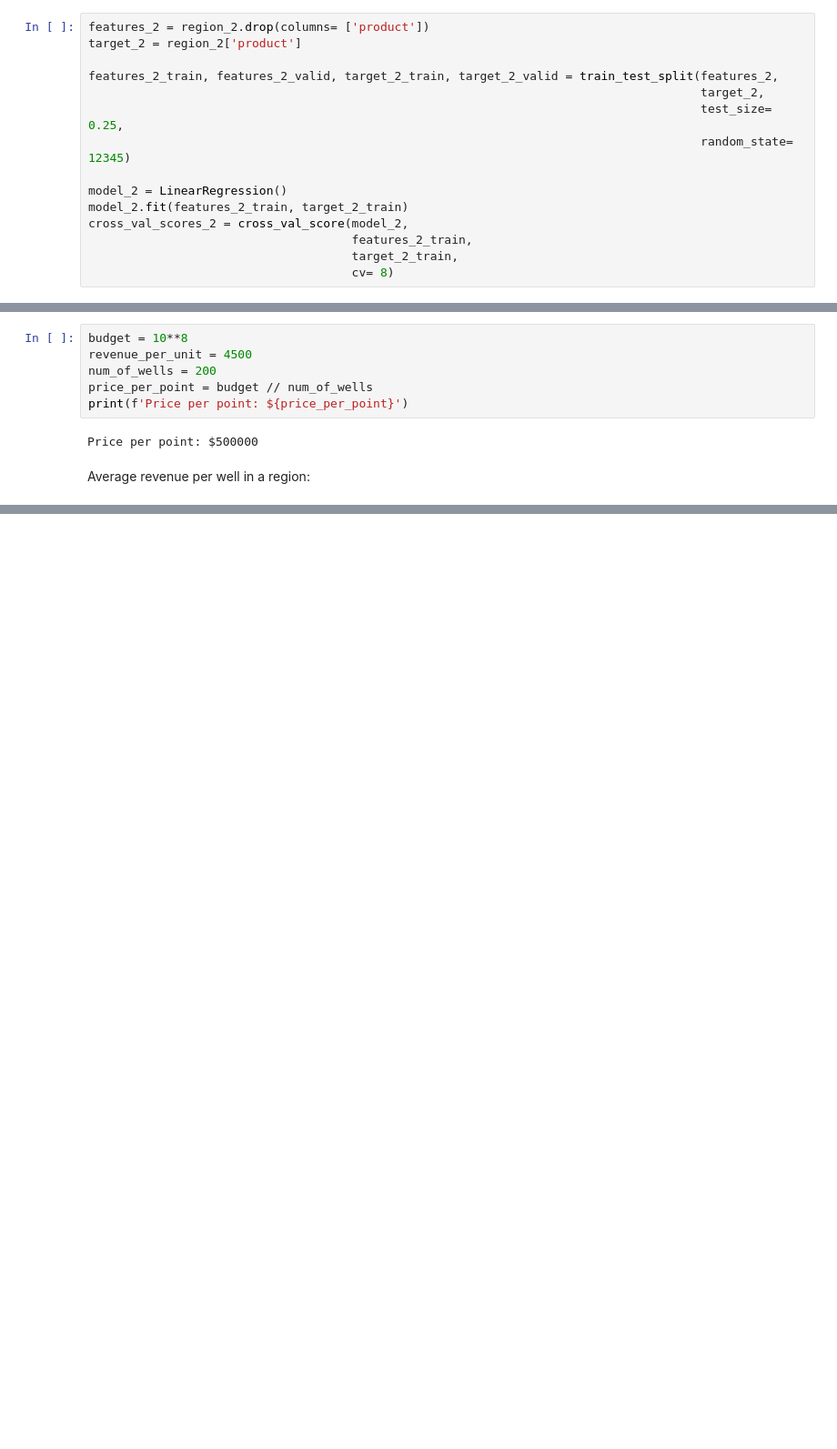
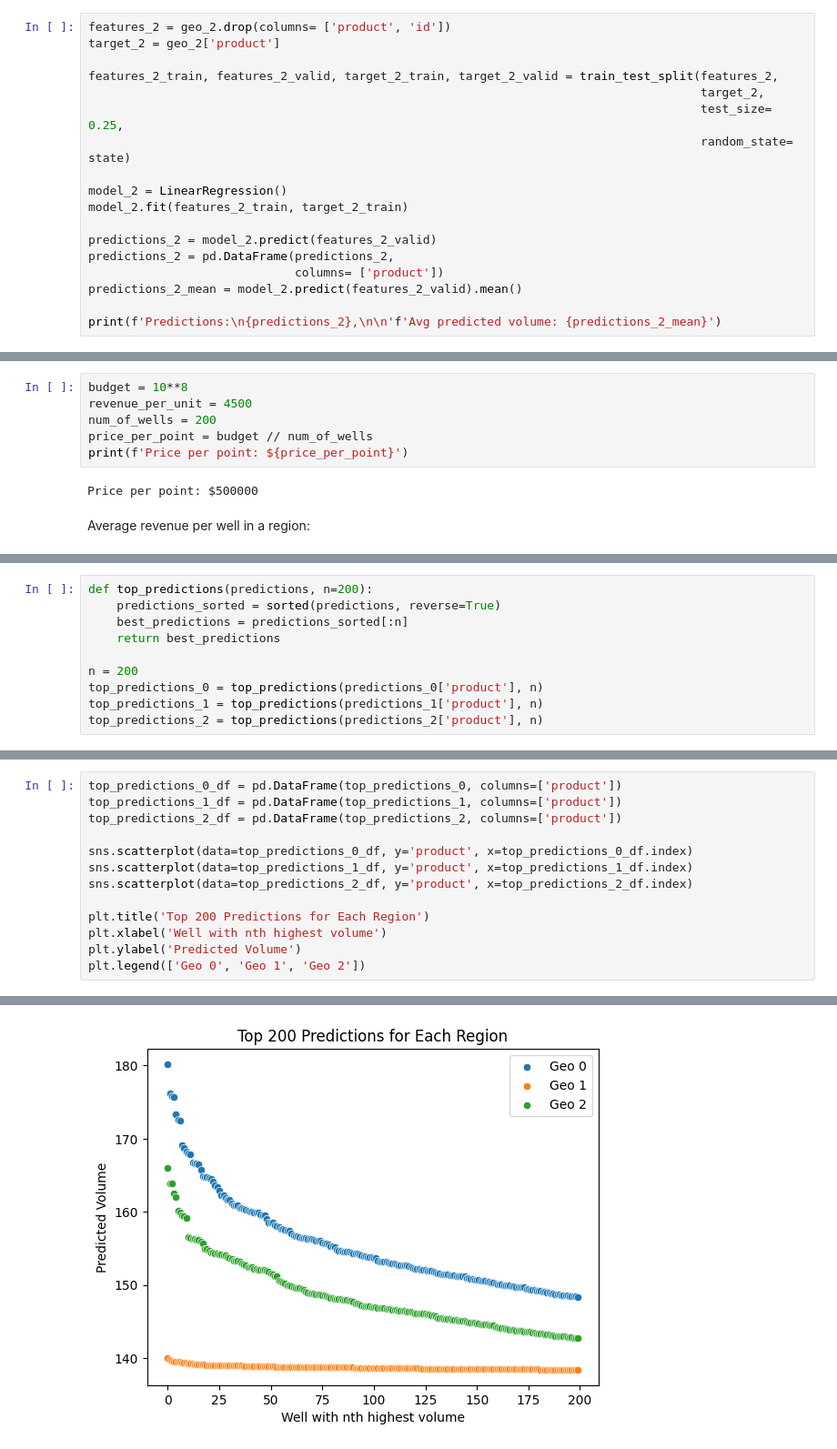
Before and after one commit to Vyncent-vdW/sprint_nine_mlb, a Jupyter notebook: sprint_9_ml_in_business.ipynb, the cells around one changed output, grey strips where cells are left out. Shown: that part at 91% size. Drawn from its saved outputs; the diff is of its cells as text; blank space fills up the shorter version.

```diff
--- a/sprint_9_ml_in_business.ipynb
+++ b/sprint_9_ml_in_business.ipynb
@@ -387,17 +440,20 @@ RMSE for Geo 1: 0.8930992867756165
 # %% [markdown]
 ### 4.3 Geo 2 Model
 # %%
-features_2 = region_2.drop(columns= ['product'])
-target_2 = region_2['product']
+features_2 = geo_2.drop(columns= ['product', 'id'])
+target_2 = geo_2['product']
 
 features_2_train, features_2_valid, target_2_train, target_2_valid = train_test_split(features_2,
                                                                                       target_2,
                                                                                       test_size= 0.25,
-                                                                                      random_state= 12345)
+                                                                                      random_state= state)
 
 model_2 = LinearRegression()
 model_2.fit(features_2_train, target_2_train)
-cross_val_scores_2 = cross_val_score(model_2,
-                                     features_2_train,
-                                     target_2_train,
-                                     cv= 8)
+
+predictions_2 = model_2.predict(features_2_valid)
+predictions_2 = pd.DataFrame(predictions_2,
+                             columns= ['product'])
+predictions_2_mean = model_2.predict(features_2_valid).mean()
+
+print(f'Predictions:\n{predictions_2},\n\n'f'Avg predicted volume: {predictions_2_mean}')
@@ -456,3 +551,13 @@ print(f'Volume of reserves in thousands of barrels needed to break even:\n{price
 # %% [output]
 Volume of reserves in thousands of barrels needed to break even:
 111.11111111111111
+# %%
+def top_predictions(predictions, n=200):
+    predictions_sorted = sorted(predictions, reverse=True)
+    best_predictions = predictions_sorted[:n]
+    return best_predictions
+
+n = 200
+top_predictions_0 = top_predictions(predictions_0['product'], n)
+top_predictions_1 = top_predictions(predictions_1['product'], n)
+top_predictions_2 = top_predictions(predictions_2['product'], n)
@@ -458,0 +587,14 @@ Volume of reserves in thousands of barrels needed to break even:
+# %%
+top_predictions_0_df = pd.DataFrame(top_predictions_0, columns=['product'])
+top_predictions_1_df = pd.DataFrame(top_predictions_1, columns=['product'])
+top_predictions_2_df = pd.DataFrame(top_predictions_2, columns=['product'])
+
+sns.scatterplot(data=top_predictions_0_df, y='product', x=top_predictions_0_df.index)
+sns.scatterplot(data=top_predictions_1_df, y='product', x=top_predictions_1_df.index)
+sns.scatterplot(data=top_predictions_2_df, y='product', x=top_predictions_2_df.index)
+
+plt.title('Top 200 Predictions for Each Region')
+plt.xlabel('Well with nth highest volume')
+plt.ylabel('Predicted Volume')
+plt.legend(['Geo 0', 'Geo 1', 'Geo 2'])
+# %% [output]
@@ -458,0 +602 @@ Volume of reserves in thousands of barrels needed to break even:
+[figure, added]
```
Also changed, not shown: parts of 43 cells of this notebook.
